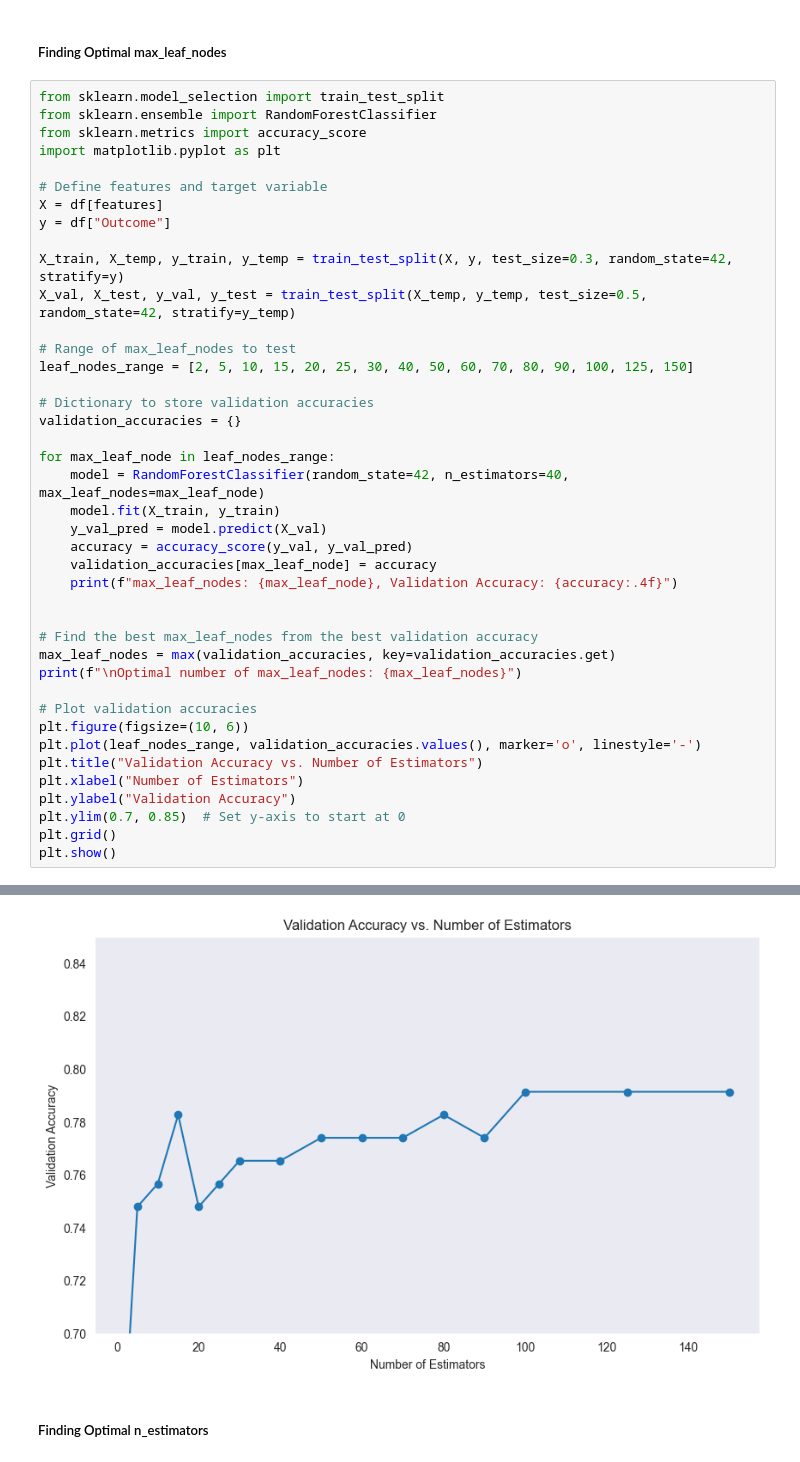
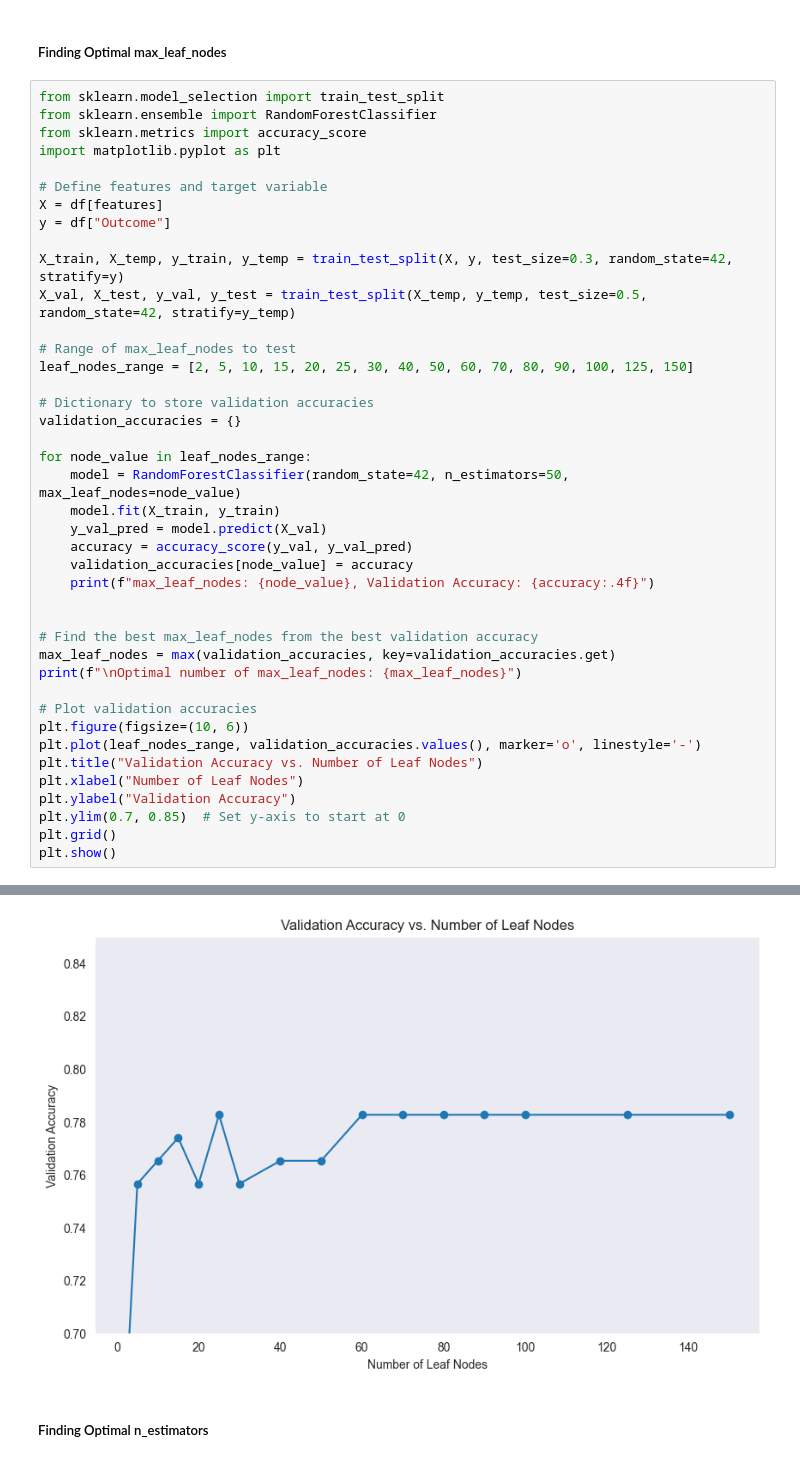
Before and after one commit to grudzinskio/DiabetesPrediction, a Jupyter notebook: FinalNotebook.ipynb, the cells around one changed output, grey strips where cells are left out. Drawn from its saved outputs; the diff is of its cells as text.

```diff
--- a/FinalNotebook.ipynb
+++ b/FinalNotebook.ipynb
@@ -328,13 +328,13 @@ leaf_nodes_range = [2, 5, 10, 15, 20, 25, 30, 40, 50, 60, 70, 80, 90, 100, 125,
 # Dictionary to store validation accuracies
 validation_accuracies = {}
 
-for max_leaf_node in leaf_nodes_range:
-    model = RandomForestClassifier(random_state=42, n_estimators=40, max_leaf_nodes=max_leaf_node)
+for node_value in leaf_nodes_range:
+    model = RandomForestClassifier(random_state=42, n_estimators=50, max_leaf_nodes=node_value)
     model.fit(X_train, y_train)
     y_val_pred = model.predict(X_val)
     accuracy = accuracy_score(y_val, y_val_pred)
-    validation_accuracies[max_leaf_node] = accuracy
-    print(f"max_leaf_nodes: {max_leaf_node}, Validation Accuracy: {accuracy:.4f}")
+    validation_accuracies[node_value] = accuracy
+    print(f"max_leaf_nodes: {node_value}, Validation Accuracy: {accuracy:.4f}")
 
 
 # Find the best max_leaf_nodes from the best validation accuracy
@@ -344,8 +344,8 @@ print(f"\nOptimal number of max_leaf_nodes: {max_leaf_nodes}")
 # Plot validation accuracies
 plt.figure(figsize=(10, 6))
 plt.plot(leaf_nodes_range, validation_accuracies.values(), marker='o', linestyle='-')
-plt.title("Validation Accuracy vs. Number of Estimators")
-plt.xlabel("Number of Estimators")
+plt.title("Validation Accuracy vs. Number of Leaf Nodes")
+plt.xlabel("Number of Leaf Nodes")
 plt.ylabel("Validation Accuracy")
 plt.ylim(0.7, 0.85)  # Set y-axis to start at 0
 plt.grid()
@@ -374,4 +372,4 @@ Test Accuracy with 100 leaf nodes: 0.7500
-[figure, old version]
+[figure, new version]
 # %% [markdown]
 ##### Finding Optimal n_estimators
 # %%
```
Also changed, not shown: parts of 7 cells of this notebook.
